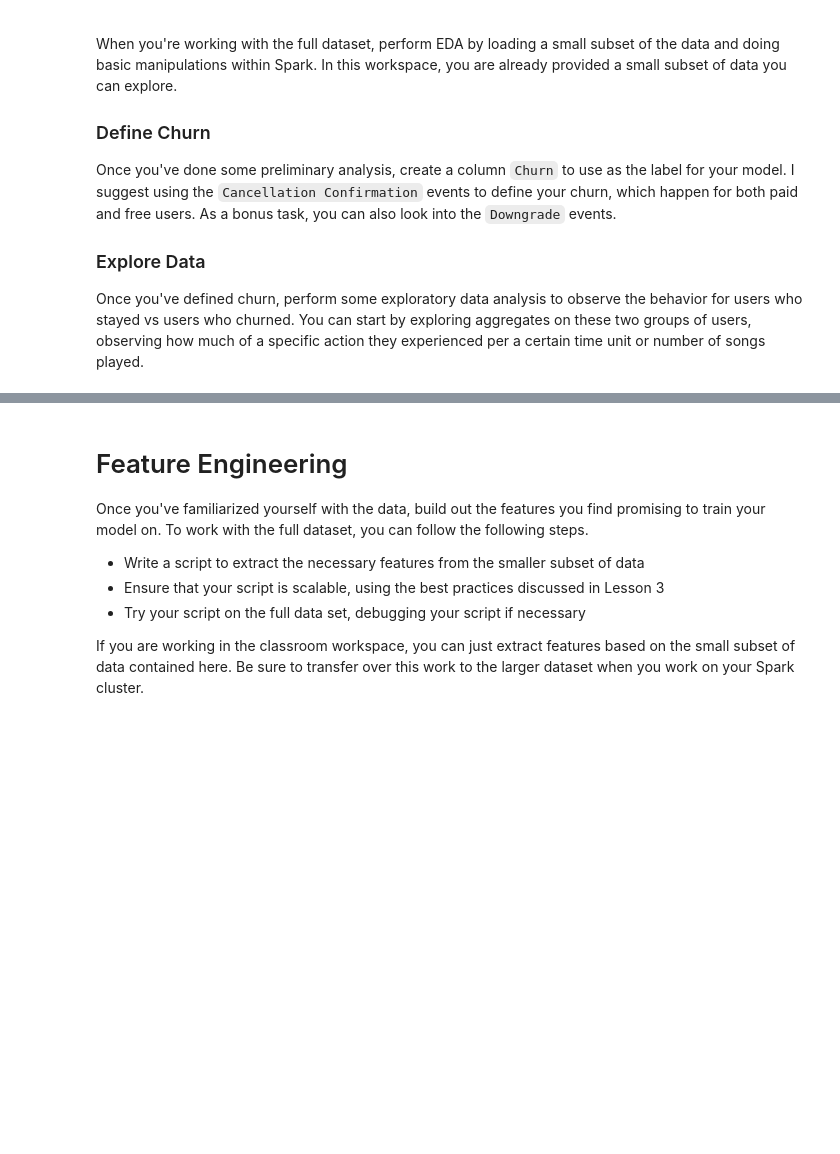
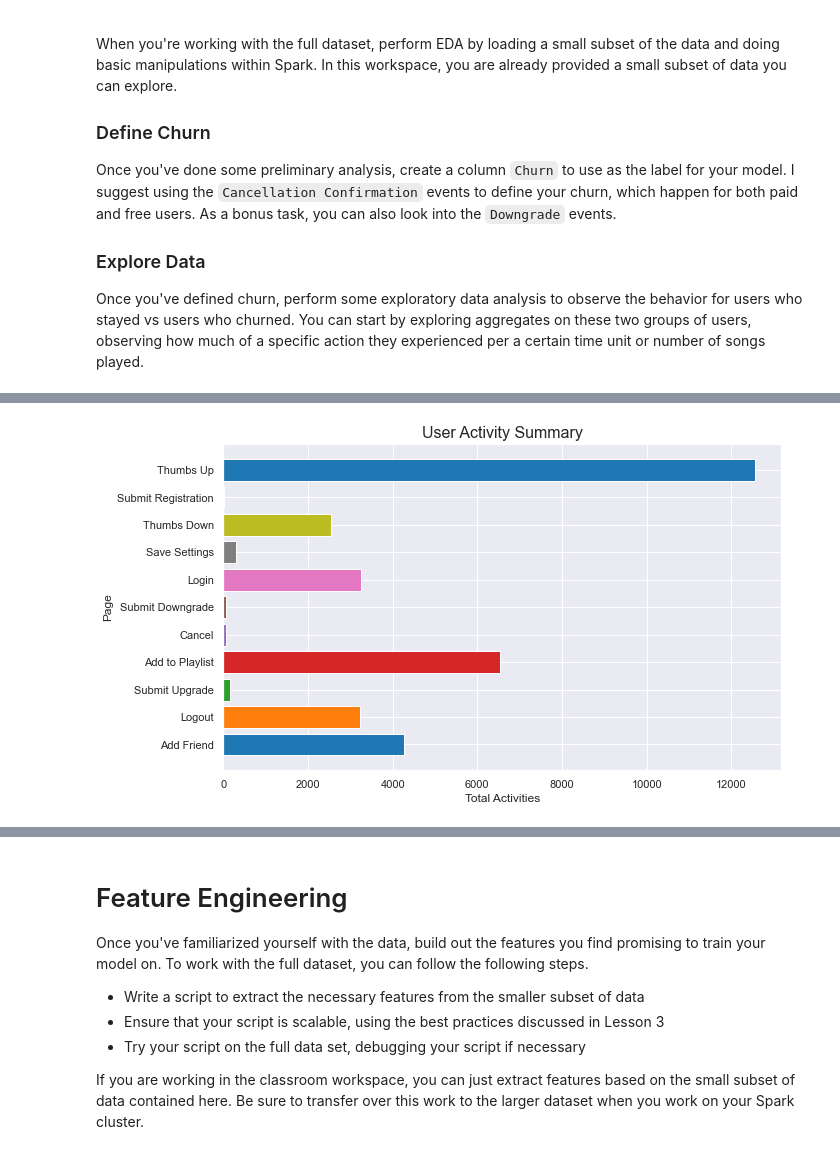
Before and after one commit to peterle93/Customer-Churn-Prediction-with-Spark, a Jupyter notebook: Sparkify.ipynb, the cells around one changed output, grey strips where cells are left out. Saved outputs shown, nothing was run; the diff lists cells and outputs as text; code cells hidden in the pictures; blank space fills up the shorter version.

```diff
--- a/Sparkify.ipynb
+++ b/Sparkify.ipynb
@@ -307,0 +345,4 @@ churn_count.show()
+# %%
+# All user activity types
+pages = df.groupby('page','method').count().sort('method')
+pages.show()
@@ -307,0 +367,19 @@ churn_count.show()
+# %%
+# Use'PUT' to get user proactive activities
+colors = ['#1f77b4', '#ff7f0e', '#2ca02c', '#d62728', '#9467bd',
+          '#8c564b', '#e377c2', '#7f7f7f', '#bcbd22', '#17becf']
+pages_df = pages.toPandas()
+pages_df_plt = pages_df.loc[(pages_df['method'] == 'PUT') & (pages_df['page'] != 'NextSong')]
+
+activity = pages_df_plt['page']
+count = pages_df_plt['count']
+
+plt.figure(figsize=(10, 6))
+plt.barh(activity, count, color=colors)
+plt.ylabel('Page')
+plt.xlabel('Total Activities')
+plt.title('User Activity Summary', size=16)
+
+plt.show()
+# %% [output]
+[figure, added]
```
Also changed, not shown: parts of 28 cells of this notebook.
